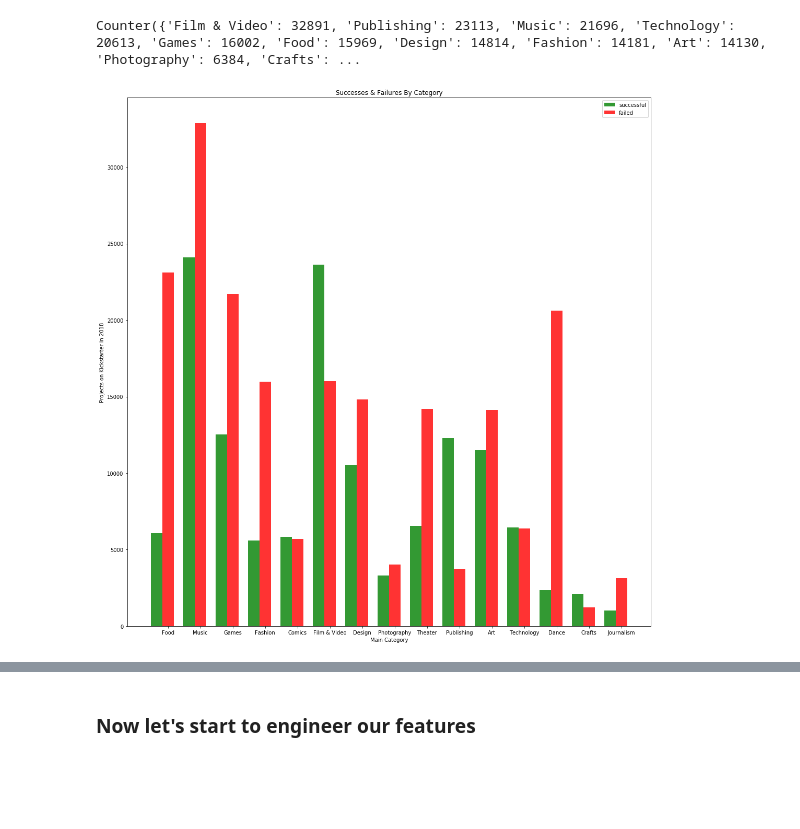
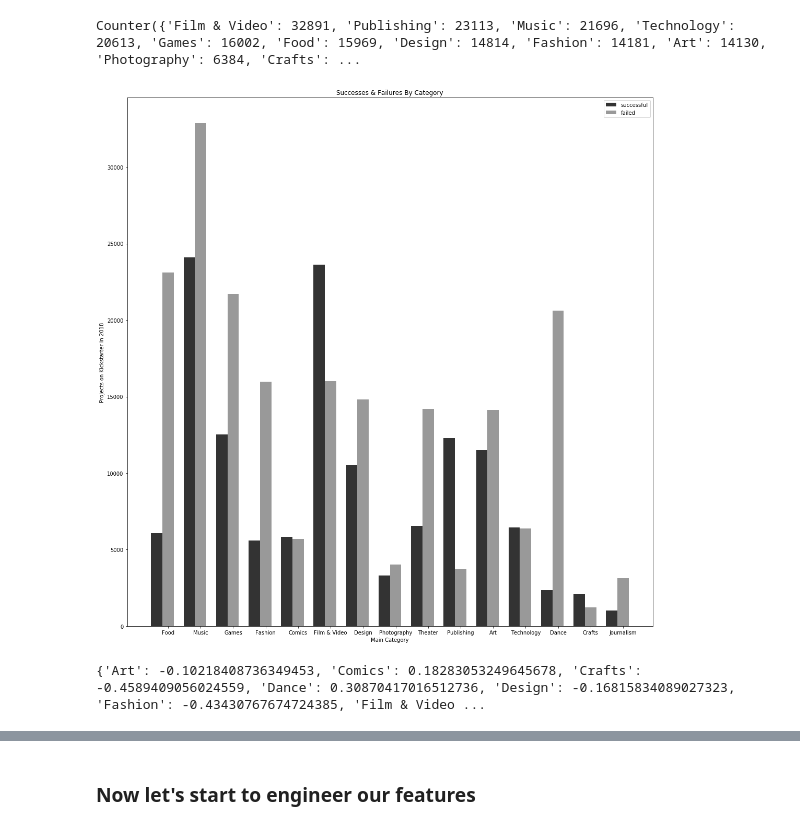
Before and after one commit to sherzyang/mod-3-project, a Jupyter notebook: kickstarter_model_2.ipynb, the cells around one changed output, grey strips where cells are left out. Saved outputs shown, nothing was run; the diff lists cells and outputs as text; code cells hidden in the pictures; blank space fills up the shorter version.

```diff
--- a/kickstarter_model_2.ipynb
+++ b/kickstarter_model_2.ipynb
@@ -124,48 +124,48 @@ failed_list = failed_df['main_category'].tolist()
 # %%
 from collections import Counter
 list1=successful_list
-counts1 = Counter(list1)
-print(counts1)
+counts_s = Counter(list1)
+print(counts_s)
 # %% [output]
 Counter({'Music': 24105, 'Film & Video': 23612, 'Games': 12518, 'Publishing': 12300, 'Art': 11510, 'Design': 10549, 'Theater': 6534, 'Technology': 6433, 'Food': 6085, 'Comics': 5842, 'Fashion': 5593,  ...
 # %%
 list2=failed_list
-counts2 = Counter(list2)
-print(counts2)
+counts_f = Counter(list2)
+print(counts_f)
 # %% [output]
 Counter({'Film & Video': 32891, 'Publishing': 23113, 'Music': 21696, 'Technology': 20613, 'Games': 16002, 'Food': 15969, 'Design': 14814, 'Fashion': 14181, 'Art': 14130, 'Photography': 6384, 'Crafts': ...
 # %%
 import numpy as np
 import matplotlib.pyplot as plt
 
 # data to plot
 n_groups = 15
-successful = counts1.values()
-failed = counts2.values()
+successful = counts_s.values()
+failed = counts_f.values()
 
 # create plot
 fig, ax = plt.subplots(figsize=(15,15))
 index = np.arange(n_groups)
 bar_width = 0.35
 opacity = 0.8
 
 rects1 = plt.bar(index, successful, bar_width,
 alpha=opacity,
-color='g',
+color='black',
 label='successful')
 
 rects2 = plt.bar(index + bar_width, failed, bar_width,
 alpha=opacity,
-color='r',
+color='grey',
 label='failed')
 
 plt.xlabel('Main Category')
 plt.ylabel('Projects on Kickstarter in 2018')
 plt.title('Successes & Failures By Category')
-plt.xticks(index + bar_width, counts1.keys())
+plt.xticks(index + bar_width, counts_s.keys())
 plt.legend()
 
 plt.tight_layout()
 plt.show()
 # %% [output]
-[figure, old version]
+[figure, new version]
@@ -171,0 +185,7 @@ plt.show()
+# %%
+keys = category_names
+values = difference
+dictionary = dict(zip(keys, values))
+print(dictionary)
+# %% [output]
+{'Art': -0.10218408736349453, 'Comics': 0.18283053249645678, 'Crafts': -0.4589409056024559, 'Dance': 0.30870417016512736, 'Design': -0.16815834089027323, 'Fashion': -0.43430767674724385, 'Film & Video ...
```
Also changed, not shown: parts of 7 cells of this notebook.
